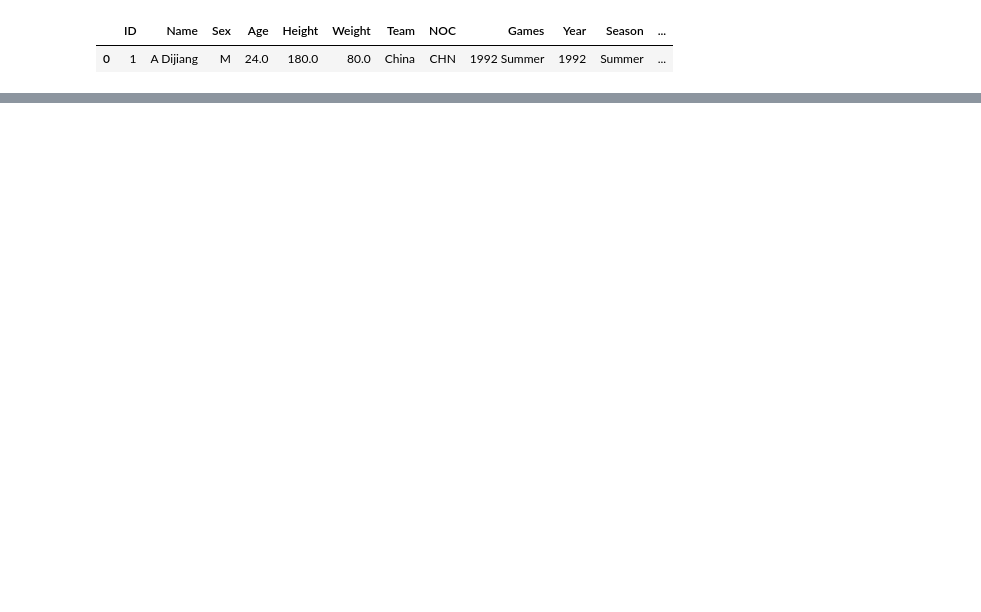
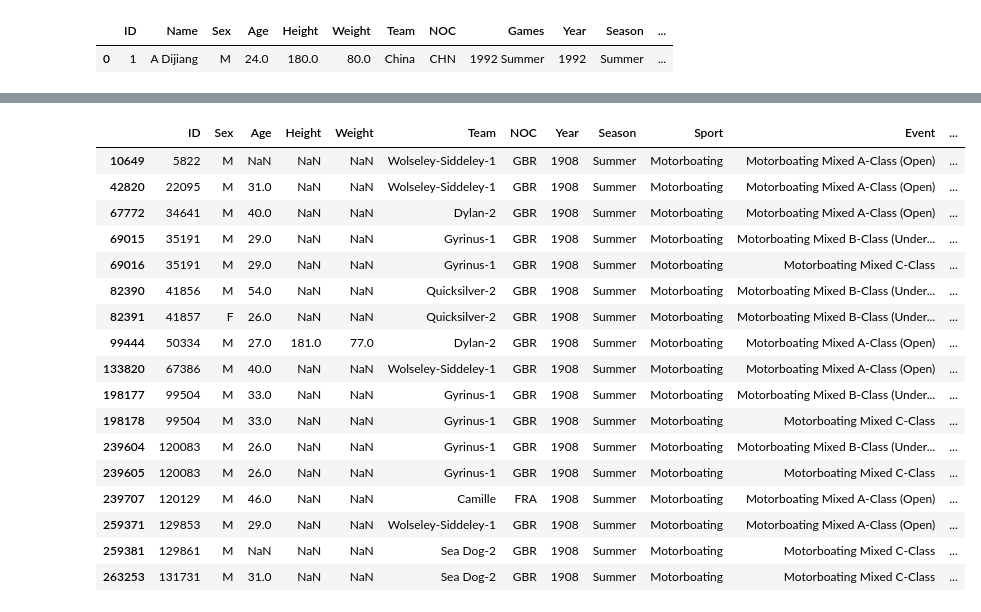
Before and after one commit to khushboonyman/teaching-machine, a Jupyter notebook: DataScienceProject.ipynb, the cells around one changed output, grey strips where cells are left out. Cells and saved outputs as stored; diff of their text form; code cells hidden in the pictures; blank space fills up the shorter version.

```diff
--- a/DataScienceProject.ipynb
+++ b/DataScienceProject.ipynb
@@ -68,0 +91,21 @@ olympicData['Height'] = olympicData['Height']/100
+# %%
+olympicData[olympicData['Sport'].isin(['Motorboating'])]
+# %% [output]
+|  | ID | Sex | Age | Height | Weight | Team | NOC | Year | Season | Sport | Event | ... |
+| 10649 | 5822 | M | NaN | NaN | NaN | Wolseley-Siddeley-1 | GBR | 1908 | Summer | Motorboating | Motorboating Mixed A-Class (Open) | ... |
+| 42820 | 22095 | M | 31.0 | NaN | NaN | Wolseley-Siddeley-1 | GBR | 1908 | Summer | Motorboating | Motorboating Mixed A-Class (Open) | ... |
+| 67772 | 34641 | M | 40.0 | NaN | NaN | Dylan-2 | GBR | 1908 | Summer | Motorboating | Motorboating Mixed A-Class (Open) | ... |
+| 69015 | 35191 | M | 29.0 | NaN | NaN | Gyrinus-1 | GBR | 1908 | Summer | Motorboating | Motorboating Mixed B-Class (Under... | ... |
+| 69016 | 35191 | M | 29.0 | NaN | NaN | Gyrinus-1 | GBR | 1908 | Summer | Motorboating | Motorboating Mixed C-Class | ... |
+| 82390 | 41856 | M | 54.0 | NaN | NaN | Quicksilver-2 | GBR | 1908 | Summer | Motorboating | Motorboating Mixed B-Class (Under... | ... |
+| 82391 | 41857 | F | 26.0 | NaN | NaN | Quicksilver-2 | GBR | 1908 | Summer | Motorboating | Motorboating Mixed B-Class (Under... | ... |
+| 99444 | 50334 | M | 27.0 | 181.0 | 77.0 | Dylan-2 | GBR | 1908 | Summer | Motorboating | Motorboating Mixed A-Class (Open) | ... |
+| 133820 | 67386 | M | 40.0 | NaN | NaN | Wolseley-Siddeley-1 | GBR | 1908 | Summer | Motorboating | Motorboating Mixed A-Class (Open) | ... |
+| 198177 | 99504 | M | 33.0 | NaN | NaN | Gyrinus-1 | GBR | 1908 | Summer | Motorboating | Motorboating Mixed B-Class (Under... | ... |
+| 198178 | 99504 | M | 33.0 | NaN | NaN | Gyrinus-1 | GBR | 1908 | Summer | Motorboating | Motorboating Mixed C-Class | ... |
+| 239604 | 120083 | M | 26.0 | NaN | NaN | Gyrinus-1 | GBR | 1908 | Summer | Motorboating | Motorboating Mixed B-Class (Under... | ... |
+| 239605 | 120083 | M | 26.0 | NaN | NaN | Gyrinus-1 | GBR | 1908 | Summer | Motorboating | Motorboating Mixed C-Class | ... |
+| 239707 | 120129 | M | 46.0 | NaN | NaN | Camille | FRA | 1908 | Summer | Motorboating | Motorboating Mixed A-Class (Open) | ... |
+| 259371 | 129853 | M | 29.0 | NaN | NaN | Wolseley-Siddeley-1 | GBR | 1908 | Summer | Motorboating | Motorboating Mixed A-Class (Open) | ... |
+| 259381 | 129861 | M | NaN | NaN | NaN | Sea Dog-2 | GBR | 1908 | Summer | Motorboating | Motorboating Mixed C-Class | ... |
+| 263253 | 131731 | M | 31.0 | NaN | NaN | Sea Dog-2 | GBR | 1908 | Summer | Motorboating | Motorboating Mixed C-Class | ... |
```
Also changed, not shown: parts of 37 cells of this notebook.
